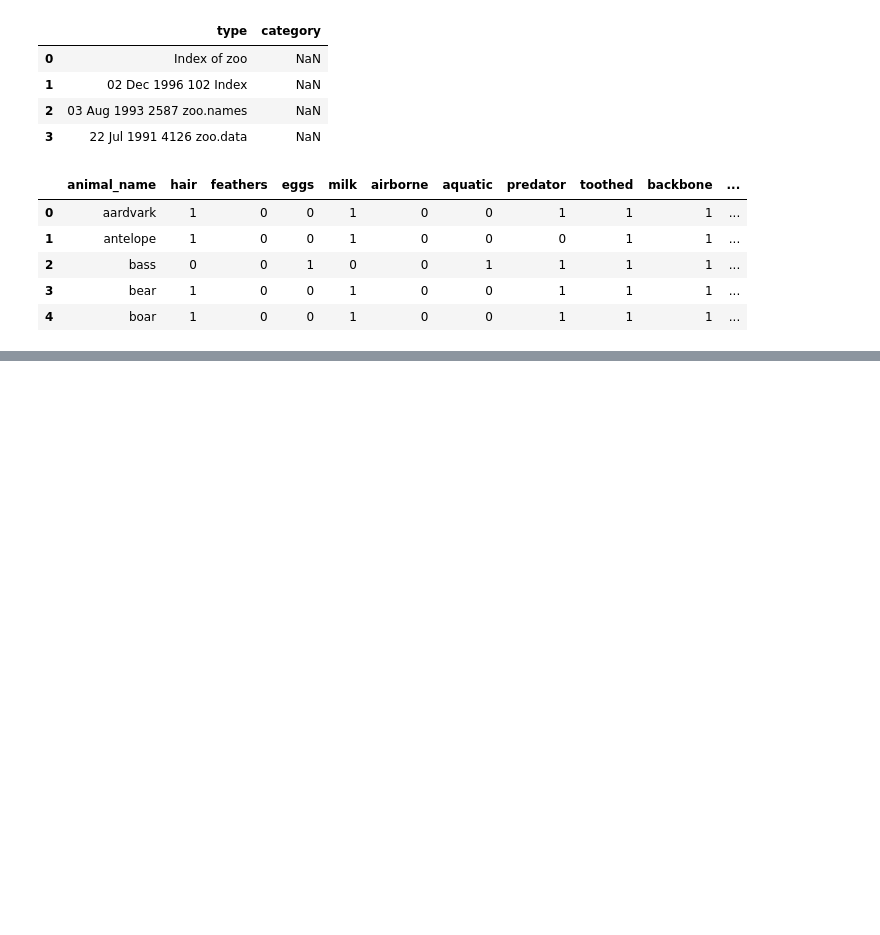
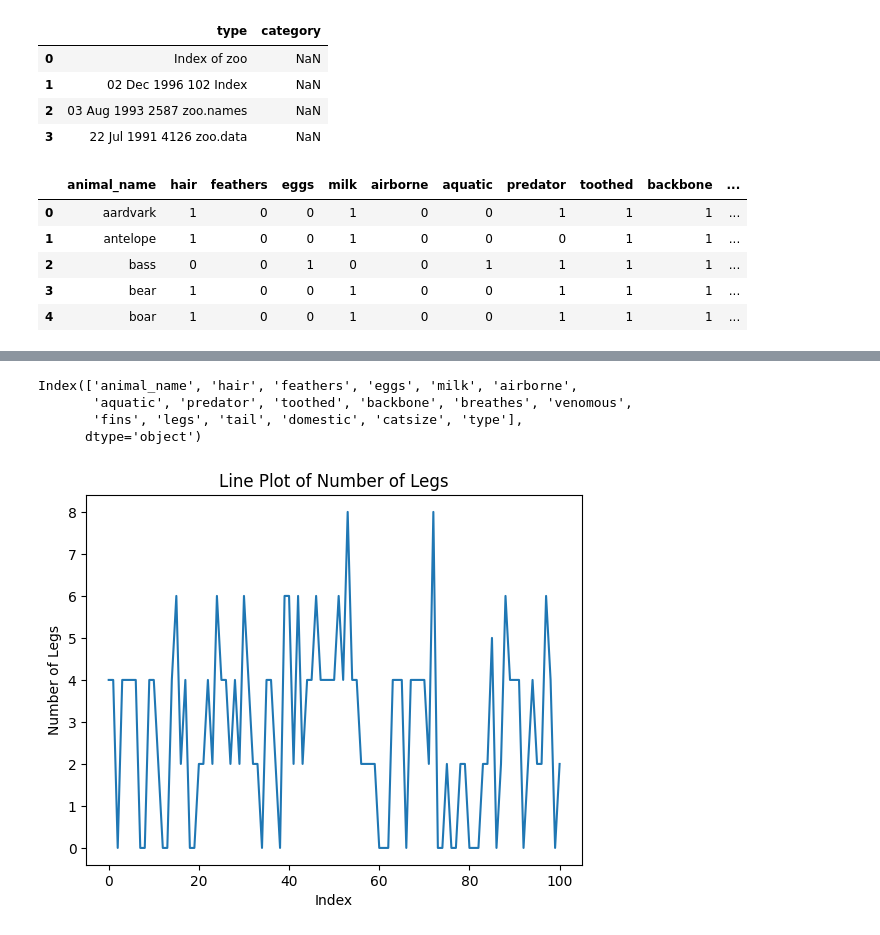
Before and after one commit to deekshasoota/ML-lab-project, a Jupyter notebook: basicdataanalysisusingnumpypandas.ipynb, the cells around one changed output, grey strips where cells are left out. Drawn from its saved outputs; the diff is of its cells as text; code cells hidden in the pictures; blank space fills up the shorter version.

```diff
--- a/basicdataanalysisusingnumpypandas.ipynb
+++ b/basicdataanalysisusingnumpypandas.ipynb
@@ -222,0 +296,8 @@ df.to_csv("zoo_cleaned.csv", index=False)
+# %%
+df.dropna(inplace=True)
+# %%
+df.fillna(df.mean(numeric_only=True),inplace=True)
+# %%
+df[df.columns.drop('animal_name')] = df[df.columns.drop('animal_name')].astype(int)
+# %%
+df['type'] = df['type'].replace(1,'Mammal')
@@ -222,0 +306,15 @@ df.to_csv("zoo_cleaned.csv", index=False)
+# %%
+print(df.columns)
+# %% [output]
+Index(['animal_name', 'hair', 'feathers', 'eggs', 'milk', 'airborne',
+       'aquatic', 'predator', 'toothed', 'backbone', 'breathes', 'venomous',
+       'fins', 'legs', 'tail', 'domestic', 'catsize', 'type'],
+      dtype='object')
+# %%
+plt.plot(df["legs"])
+plt.title("Line Plot of Number of Legs")
+plt.xlabel("Index")
+plt.ylabel("Number of Legs")
+plt.show()
+# %% [output]
+[figure, added]
```
Also changed, not shown: parts of 10 cells of this notebook.
